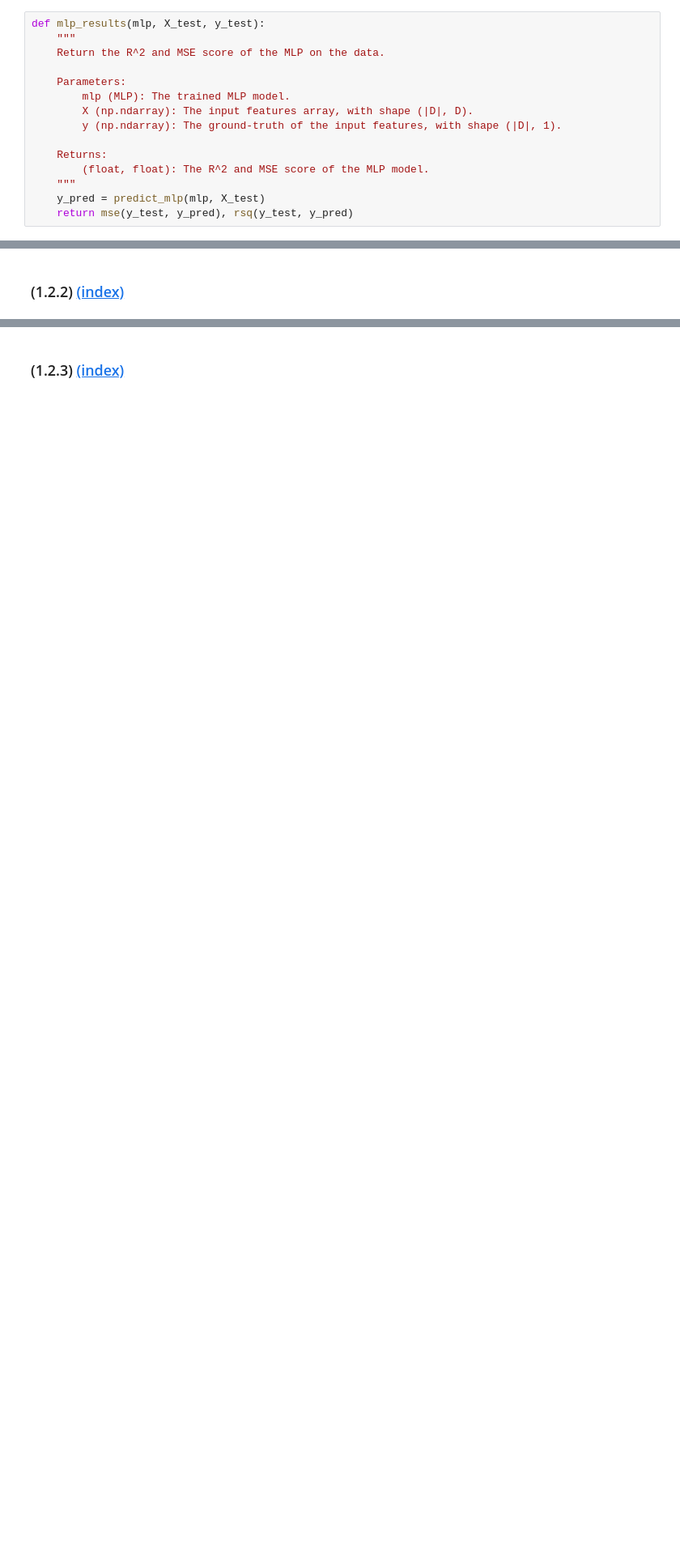
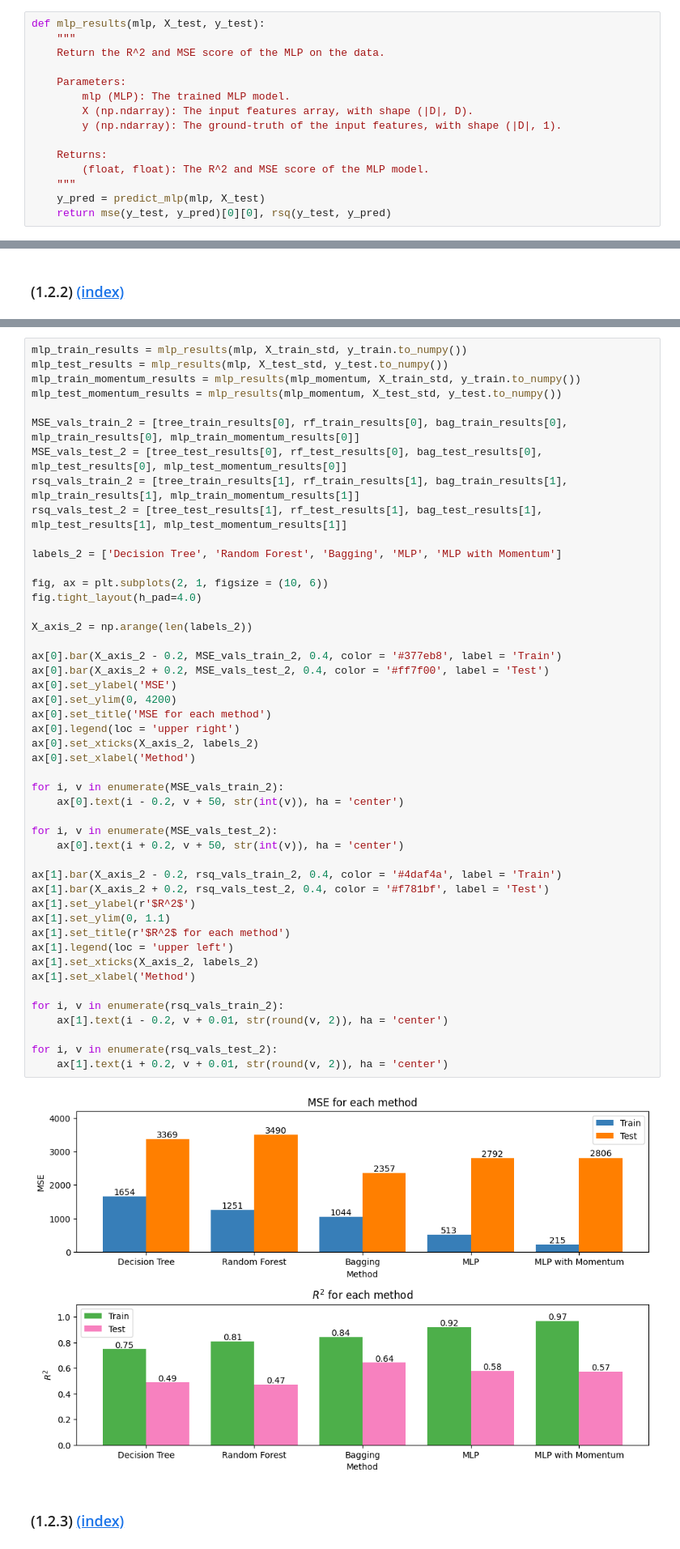
Before and after one commit to callieham/Year-3, a Jupyter notebook: Data Science/02045099_Coursework1.ipynb, the cells around one changed output, grey strips where cells are left out. Shown at 81% size. Drawn from its saved outputs; the diff is of its cells as text; blank space fills up the shorter version.

```diff
--- a/Data Science/02045099_Coursework1.ipynb
+++ b/Data Science/02045099_Coursework1.ipynb
@@ -1127,4 +1161,4 @@ def mlp_results(mlp, X_test, y_test):
         (float, float): The R^2 and MSE score of the MLP model.
     """
     y_pred = predict_mlp(mlp, X_test)
-    return mse(y_test, y_pred), rsq(y_test, y_pred)
+    return mse(y_test, y_pred)[0][0], rsq(y_test, y_pred)
@@ -1135,3 +1212,52 @@ def mlp_results(mlp, X_test, y_test):
+# %%
+mlp_train_results = mlp_results(mlp, X_train_std, y_train.to_numpy())
+mlp_test_results = mlp_results(mlp, X_test_std, y_test.to_numpy())
+mlp_train_momentum_results = mlp_results(mlp_momentum, X_train_std, y_train.to_numpy())
+mlp_test_momentum_results = mlp_results(mlp_momentum, X_test_std, y_test.to_numpy())
+
+MSE_vals_train_2 = [tree_train_results[0], rf_train_results[0], bag_train_results[0], mlp_train_results[0], mlp_train_momentum_results[0]]
+MSE_vals_test_2 = [tree_test_results[0], rf_test_results[0], bag_test_results[0], mlp_test_results[0], mlp_test_momentum_results[0]]
+rsq_vals_train_2 = [tree_train_results[1], rf_train_results[1], bag_train_results[1], mlp_train_results[1], mlp_train_momentum_results[1]]
+rsq_vals_test_2 = [tree_test_results[1], rf_test_results[1], bag_test_results[1], mlp_test_results[1], mlp_test_momentum_results[1]]
+
+labels_2 = ['Decision Tree', 'Random Forest', 'Bagging', 'MLP', 'MLP with Momentum']
+
+fig, ax = plt.subplots(2, 1, figsize = (10, 6))
+fig.tight_layout(h_pad=4.0)
+
+X_axis_2 = np.arange(len(labels_2))
+
+ax[0].bar(X_axis_2 - 0.2, MSE_vals_train_2, 0.4, color = '#377eb8', label = 'Train')
+ax[0].bar(X_axis_2 + 0.2, MSE_vals_test_2, 0.4, color = '#ff7f00', label = 'Test')
+ax[0].set_ylabel('MSE')
+ax[0].set_ylim(0, 4200)
+ax[0].set_title('MSE for each method')
+ax[0].legend(loc = 'upper right')
+ax[0].set_xticks(X_axis_2, labels_2)
+ax[0].set_xlabel('Method')
+
+for i, v in enumerate(MSE_vals_train_2):
+    ax[0].text(i - 0.2, v + 50, str(int(v)), ha = 'center')
+
+for i, v in enumerate(MSE_vals_test_2):
+    ax[0].text(i + 0.2, v + 50, str(int(v)), ha = 'center')
+
+ax[1].bar(X_axis_2 - 0.2, rsq_vals_train_2, 0.4, color = '#4daf4a', label = 'Train')
+ax[1].bar(X_axis_2 + 0.2, rsq_vals_test_2, 0.4, color = '#f781bf', label = 'Test')
+ax[1].set_ylabel(r'$R^2$')
+ax[1].set_ylim(0, 1.1)
+ax[1].set_title(r'$R^2$ for each method')
+ax[1].legend(loc = 'upper left')
+ax[1].set_xticks(X_axis_2, labels_2)
+ax[1].set_xlabel('Method')
+
+for i, v in enumerate(rsq_vals_train_2):
+    ax[1].text(i - 0.2, v + 0.01, str(round(v, 2)), ha = 'center')
+
+for i, v in enumerate(rsq_vals_test_2):
+    ax[1].text(i + 0.2, v + 0.01, str(round(v, 2)), ha = 'center')
+# %% [output]
+[figure, added]
 # %% [markdown]
 <a name="task-123"></a>
 
```
Also changed, not shown: parts of 59 cells of this notebook, 2 other files.
